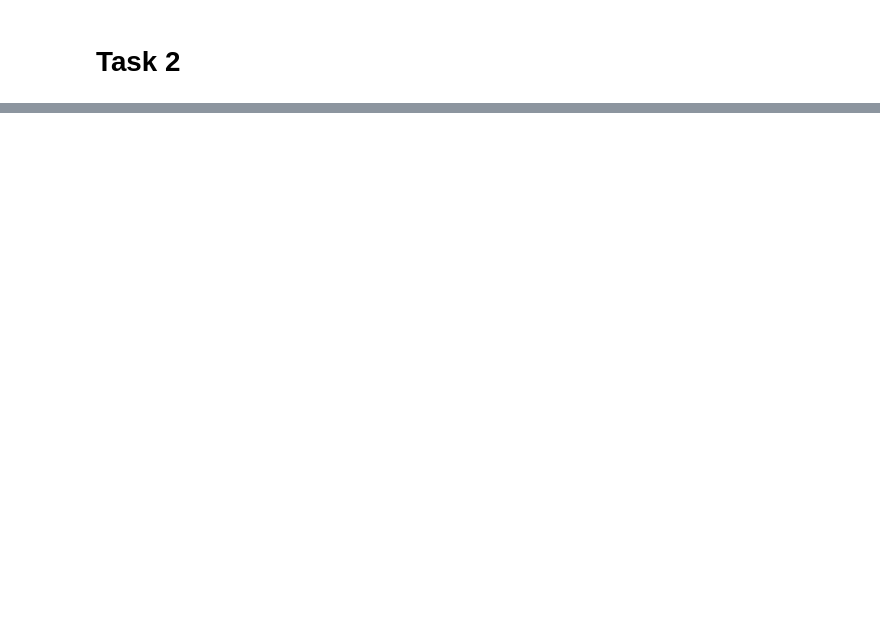
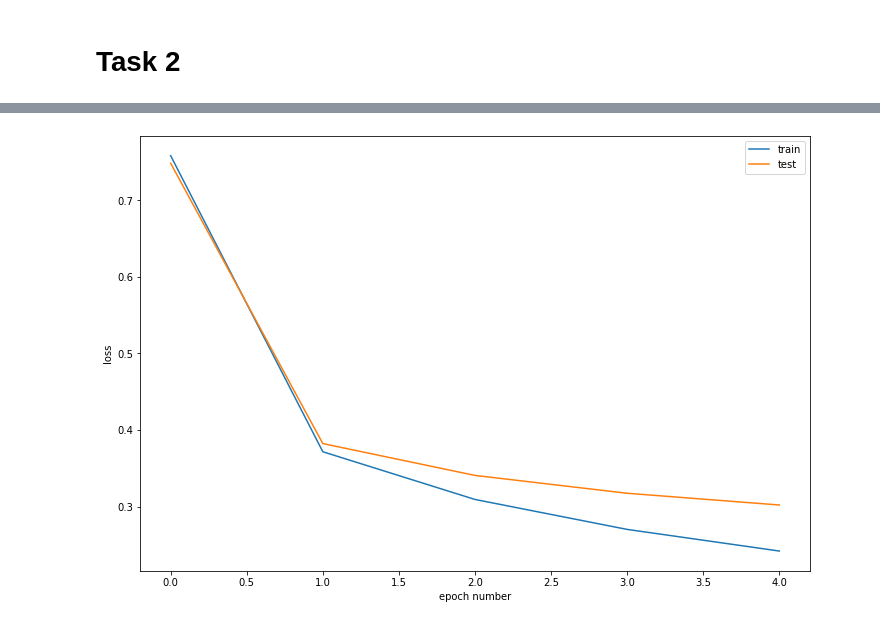
Before and after one commit to NaJonas/AI-Coursework, a Jupyter notebook: Task_2.ipynb, the cells around one changed output, grey strips where cells are left out. Drawn from its saved outputs; the diff is of its cells as text; code cells hidden in the pictures; blank space fills up the shorter version.

```diff
--- a/Task_2.ipynb
+++ b/Task_2.ipynb
@@ -262,0 +296,4 @@ No. of epochs  5
+# %%
+model5 = NeuralNetwork(0.01, 64, 32, "relu", "sigmoid")
+train_test(5, model5)
+# %% [output]
@@ -262,0 +315 @@ No. of epochs  5
+[figure, added]
```
Also changed, not shown: parts of 3 cells of this notebook.
